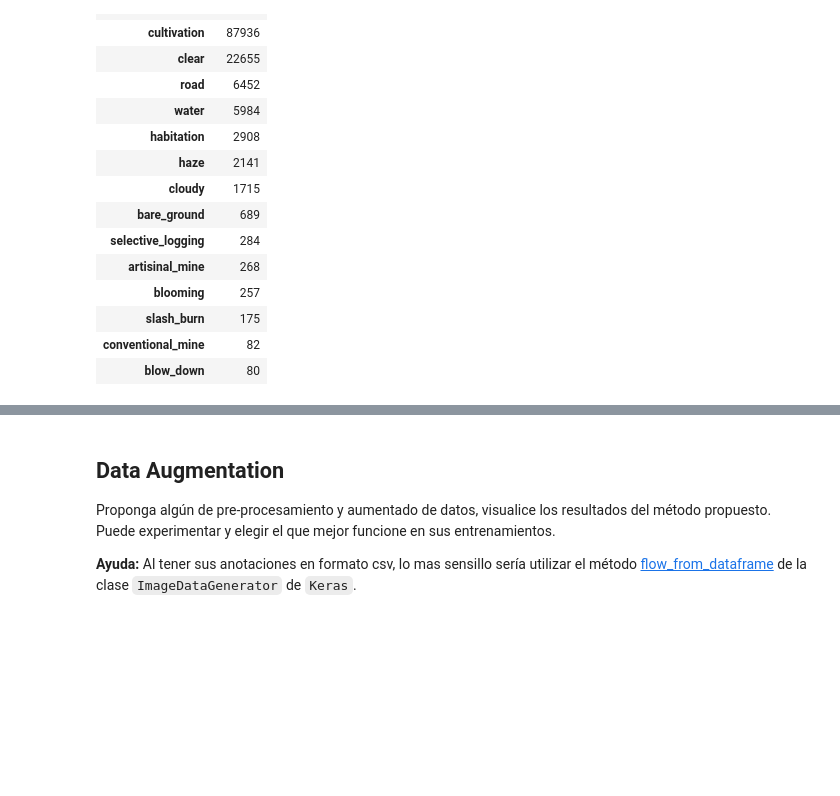
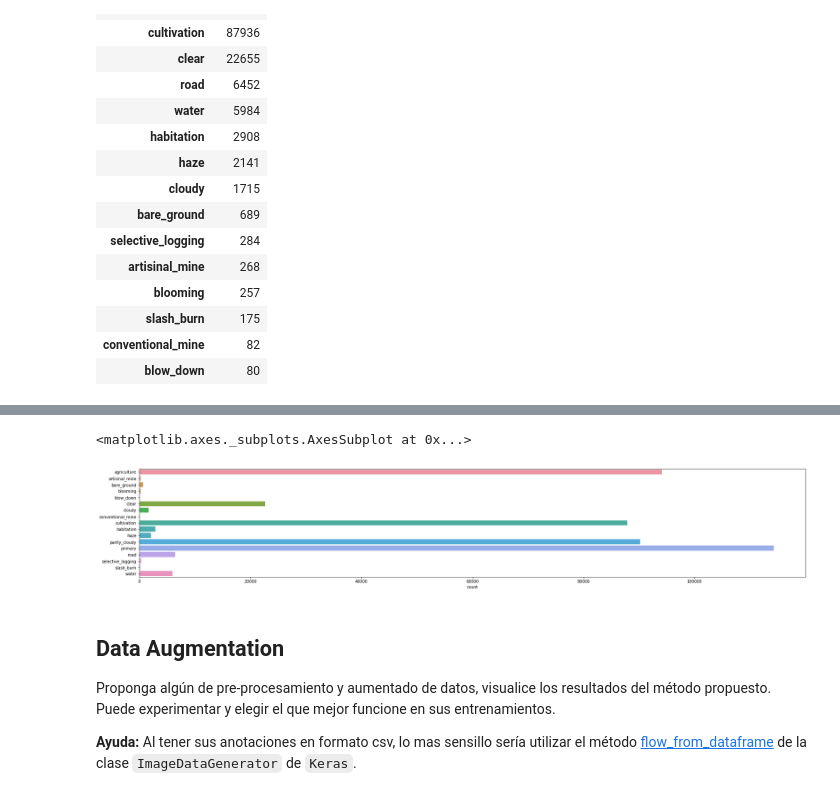
Before and after one commit to gianfrancob/PracticosOptativas, a Jupyter notebook: VisionPorComputadoras/final-lab_2019.ipynb, the cells around one changed output, grey strips where cells are left out. Cells and saved outputs as stored; diff of their text form; code cells hidden in the pictures; blank space fills up the shorter version.

```diff
--- a/VisionPorComputadoras/final-lab_2019.ipynb
+++ b/VisionPorComputadoras/final-lab_2019.ipynb
@@ -295,0 +290,7 @@ sns.countplot(y=sorted(train_tags))
+# %%
+test_tags = []
+for tag in y_train:
+  test_tags.extend(tag)
+test_tag_ctr = Counter(test_tags)
+test_tags_ctr = pd.DataFrame.from_dict(test_tag_ctr, orient="index", columns=["counter"])
+display(test_tags_ctr.sort_values("counter", ascending=False))
@@ -296,3 +316,9 @@ sns.countplot(y=sorted(train_tags))
+# %%
+plt.figure(figsize=(30, 5))
+sns.countplot(y=sorted(test_tags))
+# %% [output]
+<matplotlib.axes._subplots.AxesSubplot at 0x...>
+[figure, added]
 # %% [markdown]
 ## Data Augmentation
 
```
Also changed, not shown: parts of 4 cells of this notebook.
